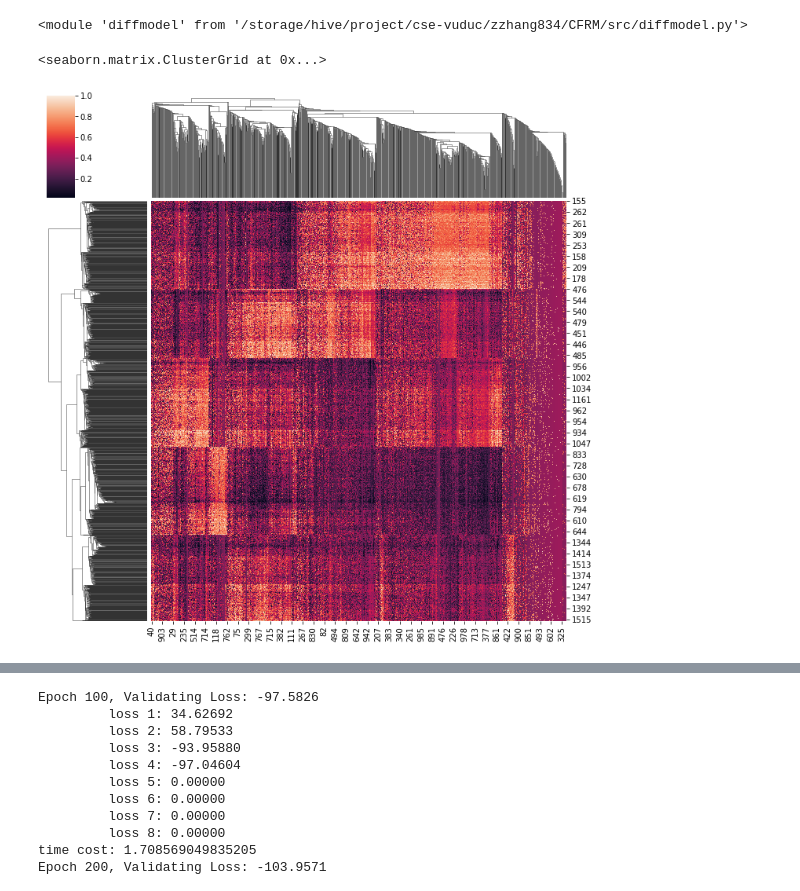
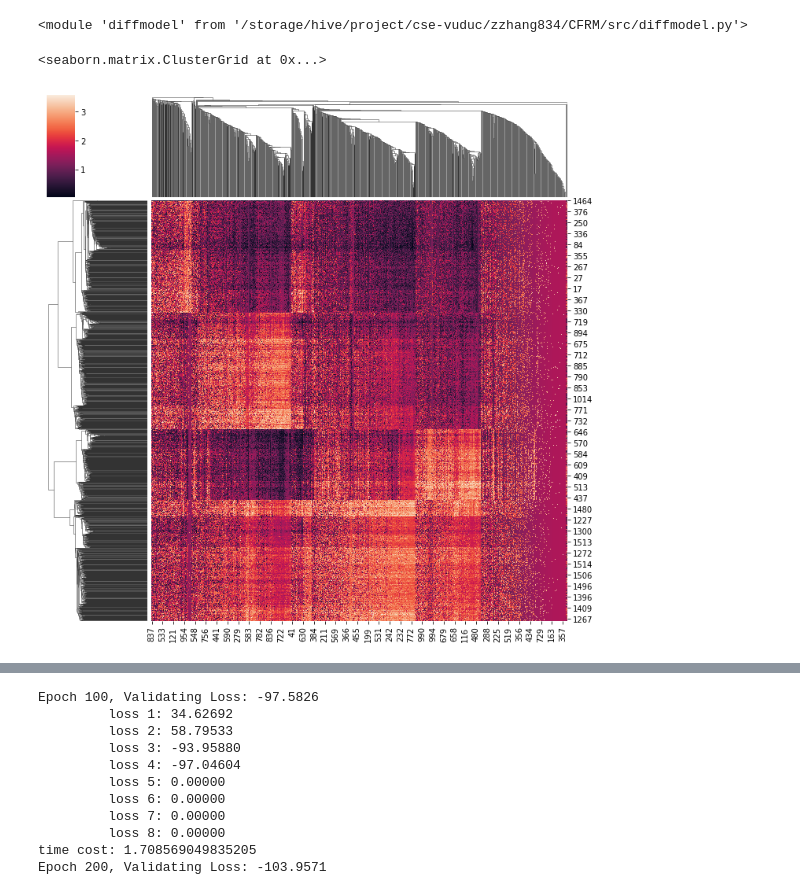
Before and after one commit to PeterZZQ/scMoMaT, a Jupyter notebook: src/test_diff.ipynb, the cells around one changed output, grey strips where cells are left out. Saved outputs shown, nothing was run; the diff lists cells and outputs as text; code cells hidden in the pictures.

```diff
--- a/src/test_diff.ipynb
+++ b/src/test_diff.ipynb
@@ -41,7 +42,7 @@ importlib.reload(diffmodel)
 # %%
 dir = '../data/simulated/'
 
-path = '2b5c_sigma0.1_b1_1/' #'2b5c_ziqi1/'
+path = '2b4c_sigma0.1_b1_1/' #'2b5c_ziqi1/'
 
 counts_rna = pd.read_csv(os.path.join(dir + path, 'GxC1.txt'), sep = "\t", header = None).values.T
 counts_atac = pd.read_csv(os.path.join(dir + path, 'RxC2.txt'), sep = "\t", header = None).values.T
@@ -61,7 +62,8 @@ label_atac = pd.read_csv(os.path.join(dir + path, "cell_label2.txt"), index_col=
 counts = {"rna":[counts_rna], "atac": [counts_atac], "gact": [A]}
 # %%
 import seaborn as sns
-sns.clustermap(model1.G.detach().cpu().numpy())
+# sns.clustermap(model1.G.detach().cpu().numpy())
+sns.clustermap(utils.preprocess(counts_rna, mode = "quantile", modality = "RNA"))
 # %% [output]
 <seaborn.matrix.ClusterGrid at 0x...>
-[figure, old version]
+[figure, new version]
```
Also changed, not shown: parts of 4 cells of this notebook, 20 other files.
